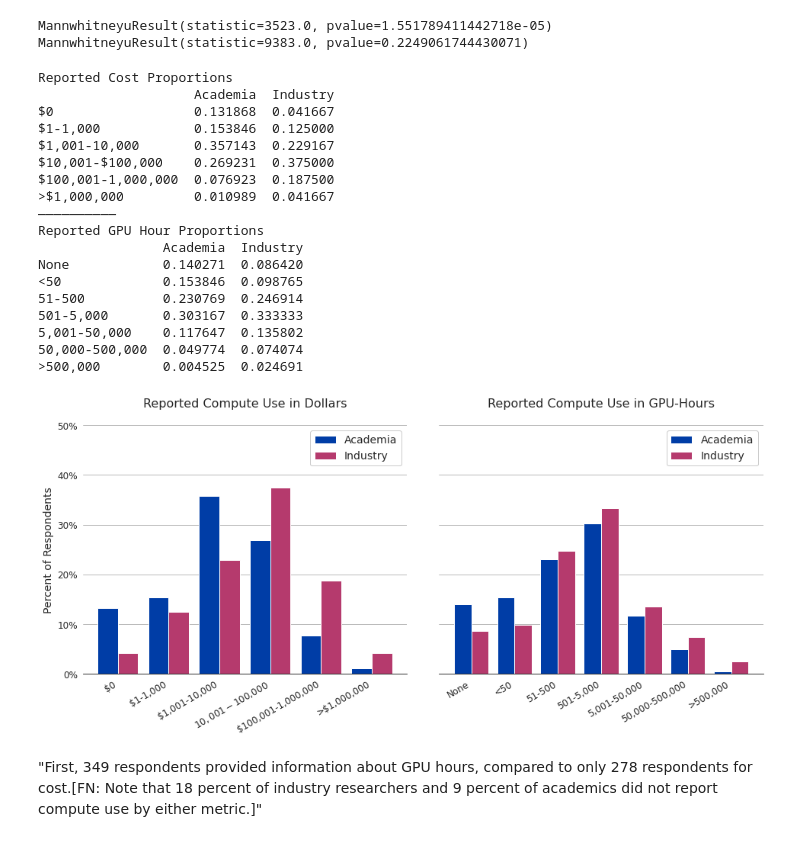
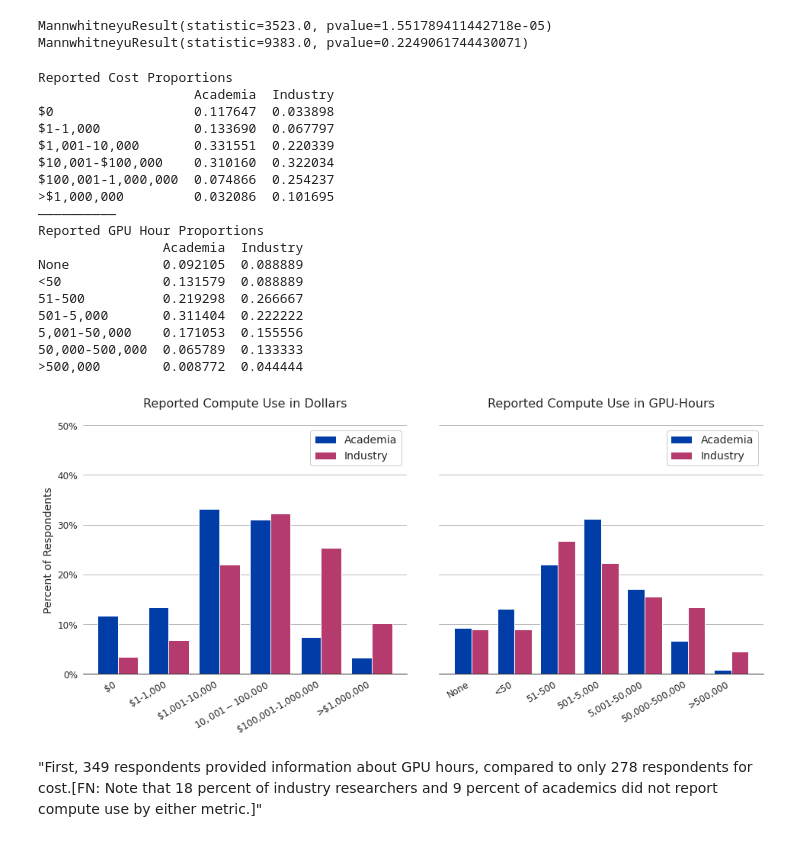
Before and after one commit to georgetown-cset/Compute_Survey_2022, a Jupyter notebook: scripts/codebook.ipynb, the cells around one changed output. Saved outputs shown, nothing was run; the diff lists cells and outputs as text; code cells hidden in the pictures.

```diff
--- a/scripts/codebook.ipynb
+++ b/scripts/codebook.ipynb
@@ -1068,17 +1066,17 @@ def figure6(df, output_folder, show = False):
     right_labs = ['None', '<50', '51-500', '501-5,000', '5,001-50,000', '50,000-500,000', '>500,000']
 
     # Plot the data for reported cost for both academia and industry
-    ax0.bar(np.arange(len(left_labs)) - 0.2, df[df.Sector == 'Academia'].SigCost.value_counts(normalize=True).sort_index().tolist(),
+    ax0.bar(np.arange(len(left_labs)) - 0.2, df[df.Sector == 'Academia'].CompCost.value_counts(normalize=True).sort_index().tolist(),
            width = 0.4, color=colors[0], label='Academia')
     #NOTE: There are zero responses from industry for the lowest cost threshold
-    ax0.bar(np.arange(len(left_labs)) + 0.2, df[df.Sector == 'Industry'].SigCost.value_counts(normalize=True).sort_index().tolist(),
+    ax0.bar(np.arange(len(left_labs)) + 0.2, df[df.Sector == 'Industry'].CompCost.value_counts(normalize=True).sort_index().tolist(),
            width = 0.4, color=colors[1], label='Industry')
 
     # Print out the results
     if show:
         print('Reported Cost Proportions')
-        print(pd.DataFrame({'Academia': df[df.Sector == 'Academia'].SigCost.value_counts(normalize=True).sort_index().tolist(),
-                     'Industry': df[df.Sector == 'Industry'].SigCost.value_counts(normalize=True).sort_index().tolist()}, index = left_labs))
+        print(pd.DataFrame({'Academia': df[df.Sector == 'Academia'].CompCost.value_counts(normalize=True).sort_index().tolist(),
+                     'Industry': df[df.Sector == 'Industry'].CompCost.value_counts(normalize=True).sort_index().tolist()}, index = left_labs))
 
     # Adjust the aesthetics of the left-hand plot and add an annotation indicating the significance result
     ax0.set_xticks(np.arange(len(left_labs)))
@@ -1091,56 +1089,56 @@ def figure6(df, output_folder, show = False):
     ax0.legend(prop=basefont)
 
     # Plot the data for reported GPU-hours for both academia and industry
-    ax1.bar(np.arange(len(right_labs)) - 0.2, df[df.Sector == 'Academia'].SigGPUs.value_counts(normalize=True).sort_index().tolist(),
+    ax1.bar(np.arange(len(right_labs)) - 0.2, df[df.Sector == 'Academia'].CompGPUs.value_counts(normalize=True).sort_index().tolist(),
            width = 0.4, color=colors[0], label='Academia')
-    ax1.bar(np.arange(len(right_labs)) + 0.2, df[df.Sector == 'Industry'].SigGPUs.value_counts(normalize=True).sort_index().tolist(),
+    ax1.bar(np.arange(len(right_labs)) + 0.2, df[df.Sector == 'Industry'].CompGPUs.value_counts(normalize=True).sort_index().tolist(),
            width = 0.4, color=colors[1], label='Industry')
 
     # Print out the data
     if show:
         print('——————————\nReported GPU Hour Proportions')
-        print(pd.DataFrame({'Academia': df[df.Sector == 'Academia'].SigGPUs.value_counts(normalize=True).sort_index().tolist(),
-                 'Industry': df[df.Sector == 'Industry'].SigGPUs.value_counts(normalize=True).sort_index().tolist()}, index = right_labs))
+        print(pd.DataFrame({'Academia': df[df.Sector == 'Academia'].CompGPUs.value_counts(normalize=True).sort_index().tolist(),
+                 'Industry': df[df.Sector == 'Industry'].CompGPUs.value_counts(normalize=True).sort_index().tolist()}, index = right_labs))
 
     # Adjsut the aesthetics of the right-hand plot and add a legend to the right of the graph itself
     ax1.set_xticks(np.arange(len(right_labs)))
     ax1.set_xticklabels(right_labs, rotation=30, ha='right', fontsize=12, fontname='DejaVu Sans')
     ax1.set_title('Reported Compute Use in GPU-Hours\n', fontsize=16, fontname='DejaVu Sans')
     ax1.set_yticks([0,0.1,0.2,0.3,0.4,0.5])
     ax1.legend(prop=basefont)
 
     # Adjust space between the two grids and save the figure
     fig.subplots_adjust(wspace=0.1)
     plt.savefig(f'../results/{output_folder}/Fig6.jpg', dpi=300, bbox_inches='tight')
 
     if show: plt.show()
     plt.close()
 
 
 # Plot the results, display results for the non-snowball responses
 figure6(df, 'figures', show = True)
 figure6(all_responses, 'supplemental/with_snowball')
 figure6(completed, 'supplemental/no_partial_responses')
 # %% [output]
 Reported Cost Proportions
                     Academia  Industry
-$0                  0.131868  0.041667
-$1-1,000            0.153846  0.125000
-$1,001-10,000       0.357143  0.229167
-$10,001-$100,000    0.269231  0.375000
-$100,001-1,000,000  0.076923  0.187500
->$1,000,000         0.010989  0.041667
+$0                  0.117647  0.033898
+$1-1,000            0.133690  0.067797
+$1,001-10,000       0.331551  0.220339
+$10,001-$100,000    0.310160  0.322034
+$100,001-1,000,000  0.074866  0.254237
+>$1,000,000         0.032086  0.101695
 ——————————
 Reported GPU Hour Proportions
                 Academia  Industry
-None            0.140271  0.086420
-<50             0.153846  0.098765
-51-500          0.230769  0.246914
-501-5,000       0.303167  0.333333
-5,001-50,000    0.117647  0.135802
-50,000-500,000  0.049774  0.074074
->500,000        0.004525  0.024691
+None            0.092105  0.088889
+<50             0.131579  0.088889
+51-500          0.219298  0.266667
+501-5,000       0.311404  0.222222
+5,001-50,000    0.171053  0.155556
+50,000-500,000  0.065789  0.133333
+>500,000        0.008772  0.044444
-[figure, old version]
+[figure, new version]
 # %% [markdown]
 "First, 349 respondents provided information about GPU hours, compared to only 278 respondents for cost.[FN: Note that 18 percent of industry researchers and 9 percent of academics did not report compute use by either metric.]"
 # %%
```
Also changed, not shown: parts of 10 cells of this notebook, 16 other files.
